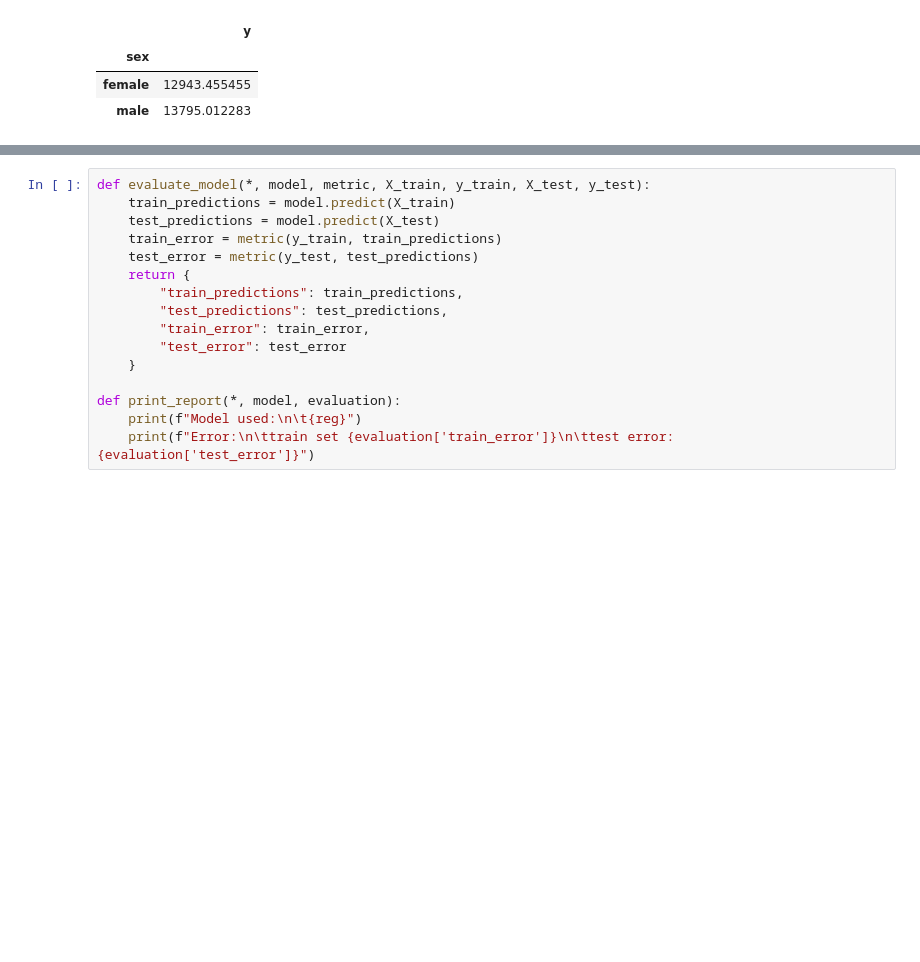
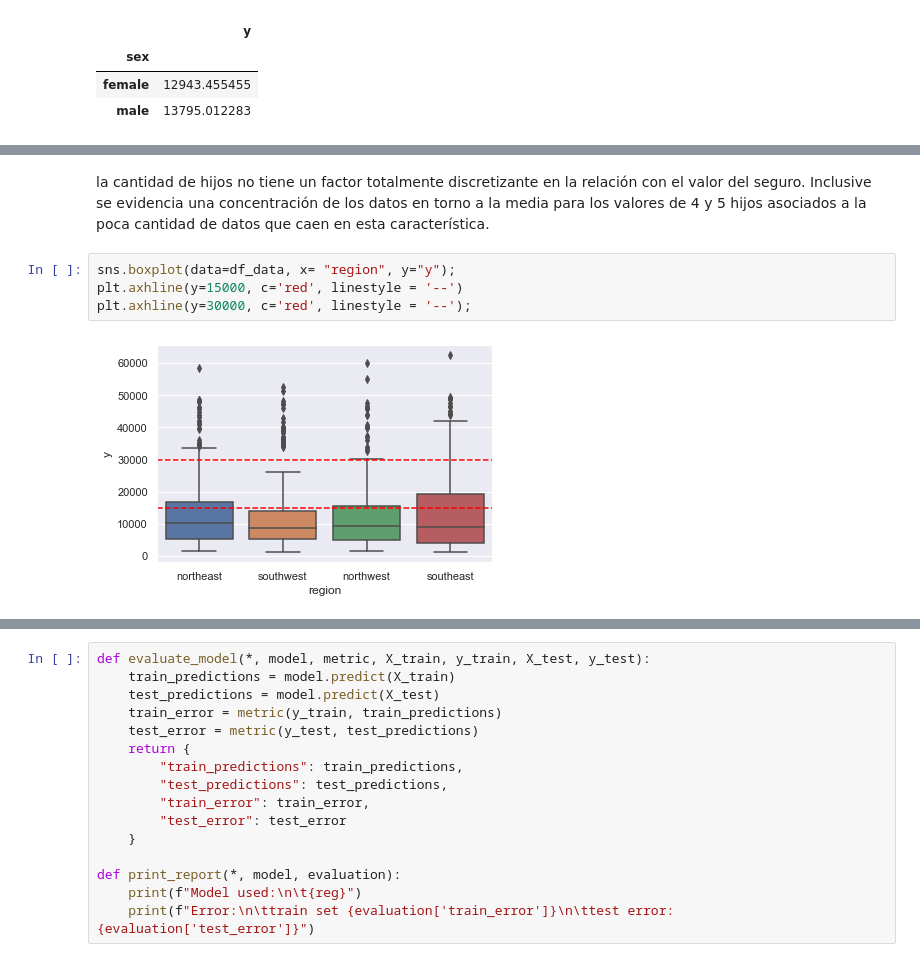
Before and after one commit to andres-soto-h/reto-regresion-ML1, a Jupyter notebook: report.ipynb, the cells around one changed output, grey strips where cells are left out. Cells and saved outputs as stored; diff of their text form; blank space fills up the shorter version.

```diff
--- a/report.ipynb
+++ b/report.ipynb
@@ -215,0 +254,8 @@ El costo promedio de atención para los hombres es un poco mas alto que para las
+# %% [markdown]
+la cantidad de hijos no tiene un factor totalmente discretizante en la relación con el valor del seguro. Inclusive se evidencia una concentración de los datos en torno a la media para los valores de 4 y 5 hijos asociados a la poca cantidad de datos que caen en esta característica.
+# %%
+sns.boxplot(data=df_data, x= "region", y="y");
+plt.axhline(y=15000, c='red', linestyle = '--')
+plt.axhline(y=30000, c='red', linestyle = '--');
+# %% [output]
+[figure, added]
```
Also changed, not shown: parts of 60 cells of this notebook.
